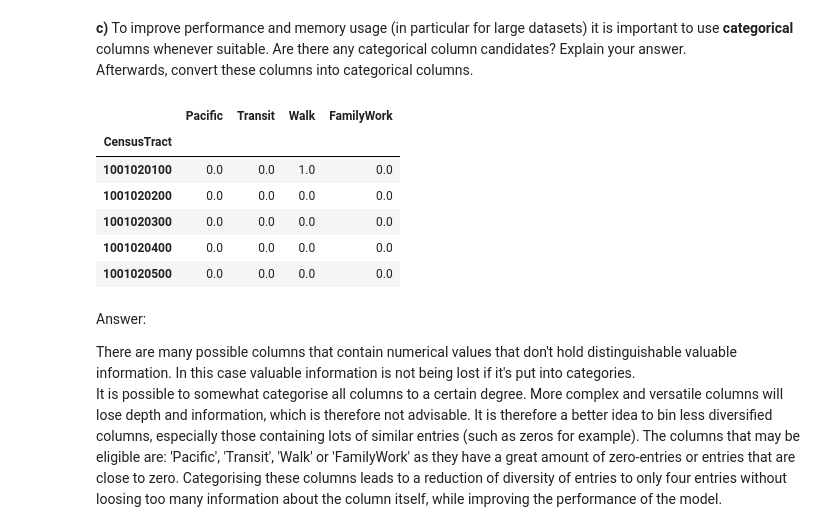
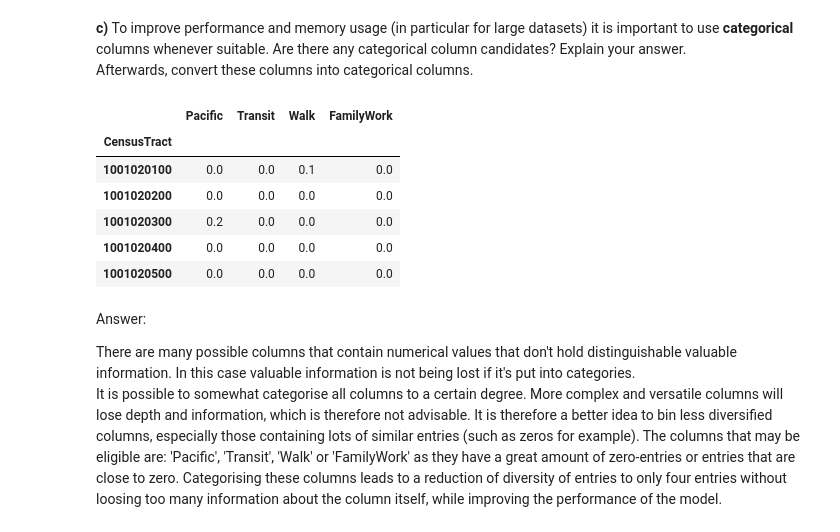
Before and after one commit to Starcrysis/assignment_2, a Jupyter notebook: assignment_2.ipynb, the cells around one changed output. Saved outputs shown, nothing was run; the diff lists cells and outputs as text; code cells hidden in the pictures.

```diff
--- a/assignment_2.ipynb
+++ b/assignment_2.ipynb
@@ -187,21 +186,24 @@ Afterwards, convert these columns into categorical columns.
 # %%
 categorical_values = ['Pacific',
                       'Transit',
                       'Walk',
                       'FamilyWork'
                     ]
 
 for category in categorical_values:
-    df[category] = pd.qcut(df[category], 4, labels = False, duplicates = 'drop')
-
+    #bins are being calculated, this to replace the values by the bins that they are in, there is no cut needed, that's why the variable is called "a", as it is not going to be used any more.
+    a, bins = pd.qcut(df[category], 10, retbins = True, duplicates = 'drop')
+    #checking whether a value is part of a range. If so it will be replaced by the lower bound of the range, as these columns consist of mainly 0.
+    for i in range(len(bins)-1):
+      df[category] = np.where(df[category].between(bins[i], bins[i + 1]), bins[i], df[category])
 
 df[categorical_values].head()
 # %% [output]
 |  | Pacific | Transit | Walk | FamilyWork |
 | CensusTract |  |  |  |  |
-| 1001020100 | 0.0 | 0.0 | 1.0 | 0.0 |
+| 1001020100 | 0.0 | 0.0 | 0.1 | 0.0 |
 | 1001020200 | 0.0 | 0.0 | 0.0 | 0.0 |
-| 1001020300 | 0.0 | 0.0 | 0.0 | 0.0 |
+| 1001020300 | 0.2 | 0.0 | 0.0 | 0.0 |
 | 1001020400 | 0.0 | 0.0 | 0.0 | 0.0 |
 | 1001020500 | 0.0 | 0.0 | 0.0 | 0.0 |
 # %% [markdown]
```
Also changed, not shown: parts of 2 cells of this notebook.
